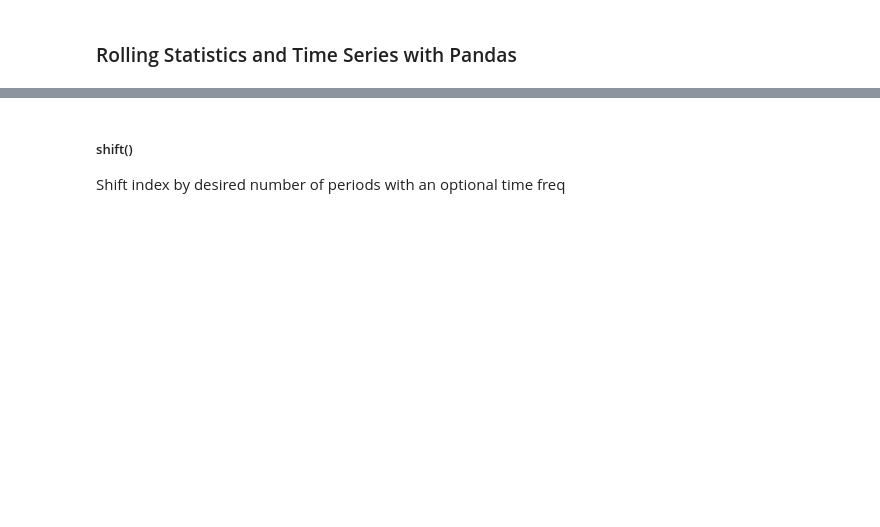
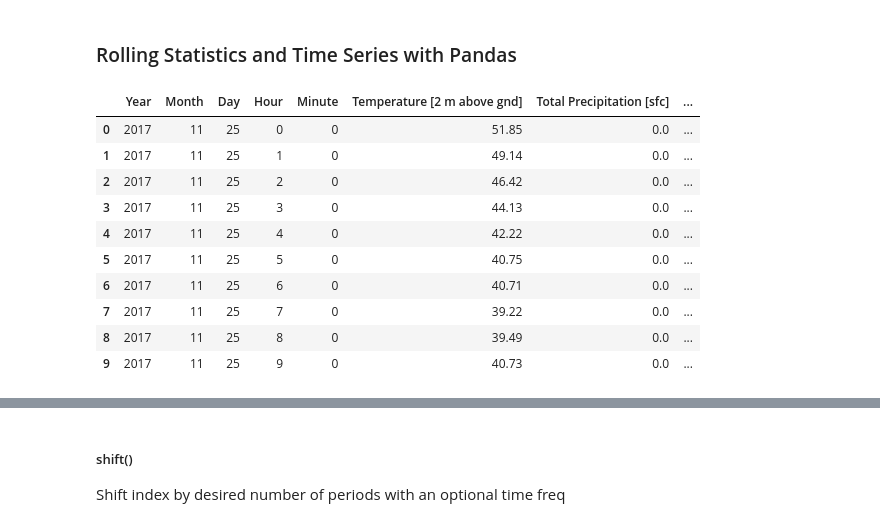
Before and after one commit to LeeTosti/coding-temple, a Jupyter notebook: week 3/lecture notes/Python II Day IV.ipynb, the cells around one changed output, grey strips where cells are left out. Cells and saved outputs as stored; diff of their text form; code cells hidden in the pictures; blank space fills up the shorter version.

```diff
--- a/week 3/lecture notes/Python II Day IV.ipynb
+++ b/week 3/lecture notes/Python II Day IV.ipynb
@@ -896,2 +1118,18 @@ Create two DataFrame objects with random data. Each should contain 4 columns and
 # %% [markdown]
 ### Rolling Statistics and Time Series with Pandas
+# %%
+# read in the data
+df = pd.read_csv('../data/chiweather.csv')
+df.head(10)
+# %% [output]
+|  | Year | Month | Day | Hour | Minute | Temperature [2 m above gnd] | Total Precipitation [sfc] | ... |
+| 0 | 2017 | 11 | 25 | 0 | 0 | 51.85 | 0.0 | ... |
+| 1 | 2017 | 11 | 25 | 1 | 0 | 49.14 | 0.0 | ... |
+| 2 | 2017 | 11 | 25 | 2 | 0 | 46.42 | 0.0 | ... |
+| 3 | 2017 | 11 | 25 | 3 | 0 | 44.13 | 0.0 | ... |
+| 4 | 2017 | 11 | 25 | 4 | 0 | 42.22 | 0.0 | ... |
+| 5 | 2017 | 11 | 25 | 5 | 0 | 40.75 | 0.0 | ... |
+| 6 | 2017 | 11 | 25 | 6 | 0 | 40.71 | 0.0 | ... |
+| 7 | 2017 | 11 | 25 | 7 | 0 | 39.22 | 0.0 | ... |
+| 8 | 2017 | 11 | 25 | 8 | 0 | 39.49 | 0.0 | ... |
+| 9 | 2017 | 11 | 25 | 9 | 0 | 40.73 | 0.0 | ... |
```
Also changed, not shown: parts of 40 cells of this notebook, 2 other files.
